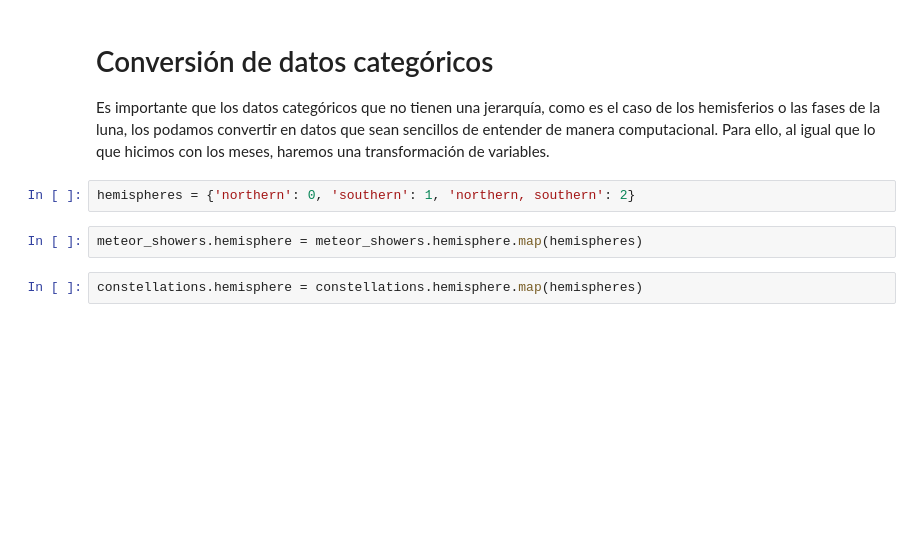
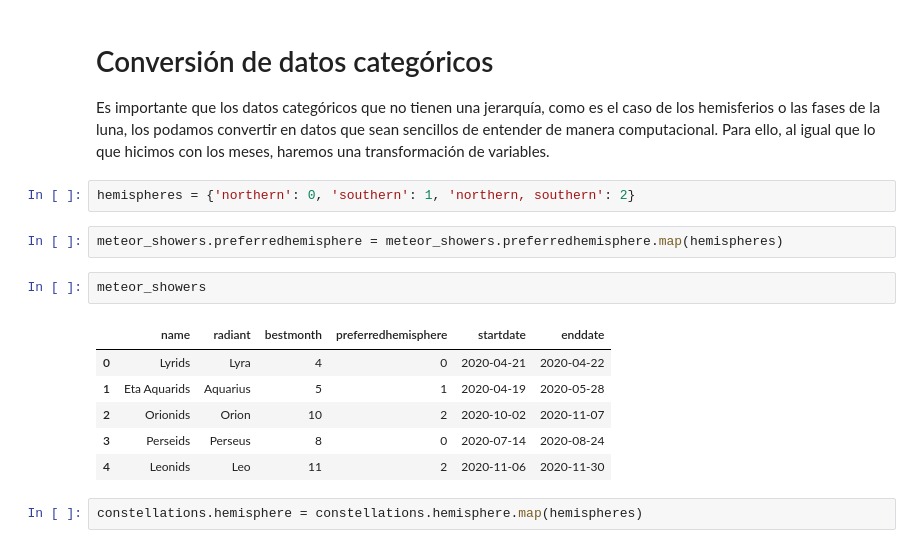
Before and after one commit to ArcayCo83/lluviameteoritos, a Jupyter notebook: meteorshowers.ipynb, the cells around one changed output. Saved outputs shown, nothing was run; the diff lists cells and outputs as text; blank space fills up the shorter version.

```diff
--- a/meteorshowers.ipynb
+++ b/meteorshowers.ipynb
@@ -153,6 +153,15 @@ Es importante que los datos categóricos que no tienen una jerarquía, como es e
 # %%
 hemispheres = {'northern': 0, 'southern': 1, 'northern, southern': 2}
 # %%
-meteor_showers.hemisphere = meteor_showers.hemisphere.map(hemispheres)
+meteor_showers.preferredhemisphere = meteor_showers.preferredhemisphere.map(hemispheres)
+# %%
+meteor_showers
+# %% [output]
+|  | name | radiant | bestmonth | preferredhemisphere | startdate | enddate |
+| 0 | Lyrids | Lyra | 4 | 0 | 2020-04-21 | 2020-04-22 |
+| 1 | Eta Aquarids | Aquarius | 5 | 1 | 2020-04-19 | 2020-05-28 |
+| 2 | Orionids | Orion | 10 | 2 | 2020-10-02 | 2020-11-07 |
+| 3 | Perseids | Perseus | 8 | 0 | 2020-07-14 | 2020-08-24 |
+| 4 | Leonids | Leo | 11 | 2 | 2020-11-06 | 2020-11-30 |
 # %%
 constellations.hemisphere = constellations.hemisphere.map(hemispheres)
```
Also changed, not shown: parts of 25 cells of this notebook.
